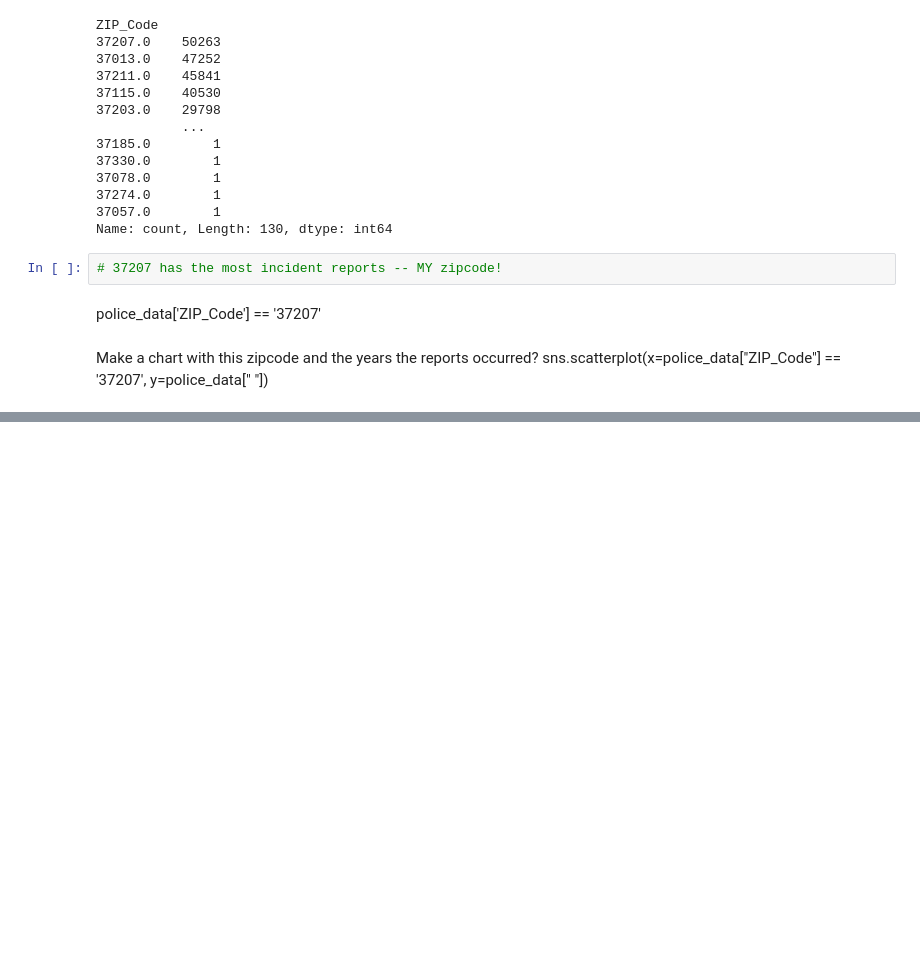
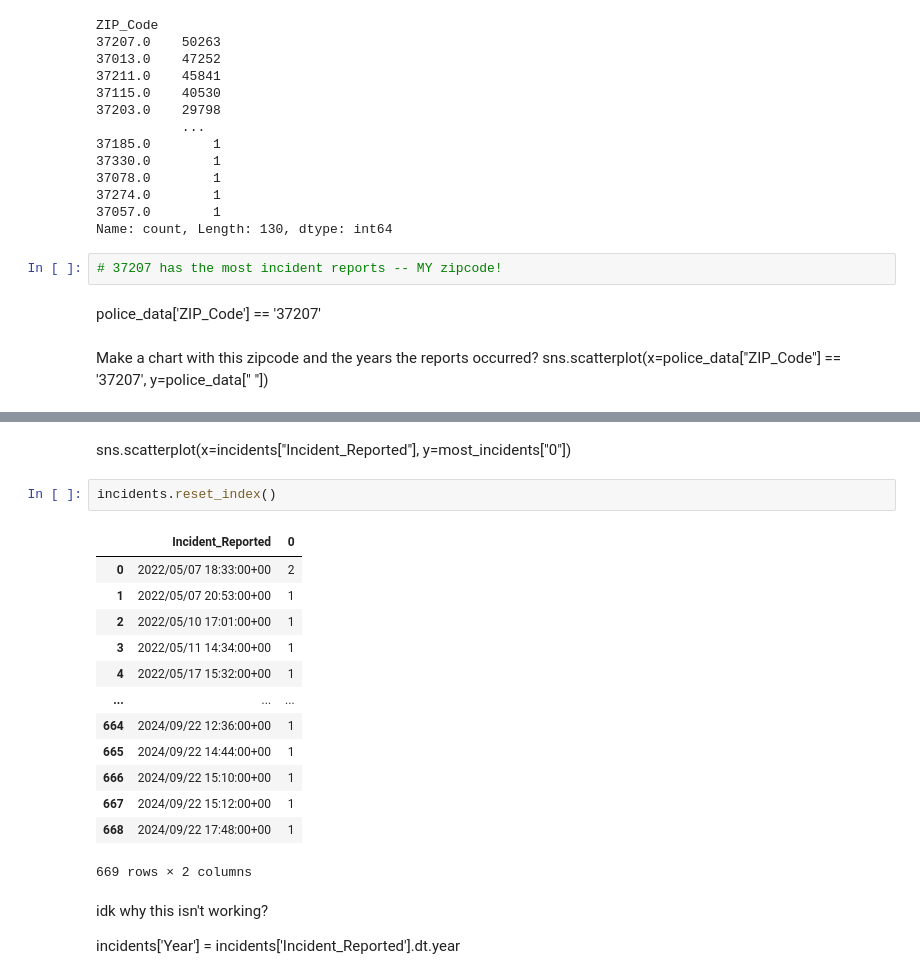
Before and after one commit to ericahen/capstone-da12, a Jupyter notebook: notebooks/police_data_eda.ipynb, the cells around one changed output, grey strips where cells are left out. Drawn from its saved outputs; the diff is of its cells as text; blank space fills up the shorter version.

```diff
--- a/notebooks/police_data_eda.ipynb
+++ b/notebooks/police_data_eda.ipynb
@@ -146,0 +209,22 @@ sns.scatterplot(x=police_data["ZIP_Code"] == '37207', y=police_data[" "])
+# %% [markdown]
+sns.scatterplot(x=incidents["Incident_Reported"], y=most_incidents["0"])
+# %%
+incidents.reset_index()
+# %% [output]
+|  | Incident_Reported | 0 |
+| 0 | 2022/05/07 18:33:00+00 | 2 |
+| 1 | 2022/05/07 20:53:00+00 | 1 |
+| 2 | 2022/05/10 17:01:00+00 | 1 |
+| 3 | 2022/05/11 14:34:00+00 | 1 |
+| 4 | 2022/05/17 15:32:00+00 | 1 |
+| ... | ... | ... |
+| 664 | 2024/09/22 12:36:00+00 | 1 |
+| 665 | 2024/09/22 14:44:00+00 | 1 |
+| 666 | 2024/09/22 15:10:00+00 | 1 |
+| 667 | 2024/09/22 15:12:00+00 | 1 |
+| 668 | 2024/09/22 17:48:00+00 | 1 |
+669 rows × 2 columns
+# %% [markdown]
+idk why this isn't working?
+
+incidents['Year'] = incidents['Incident_Reported'].dt.year
```
Also changed, not shown: parts of 7 cells of this notebook.
